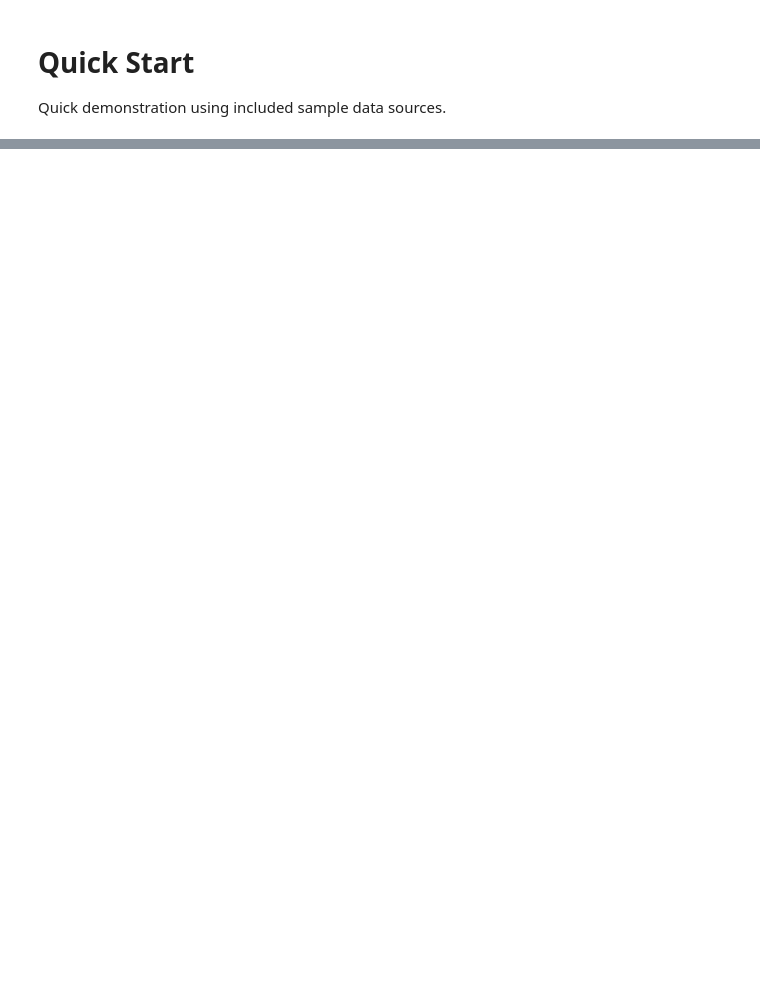
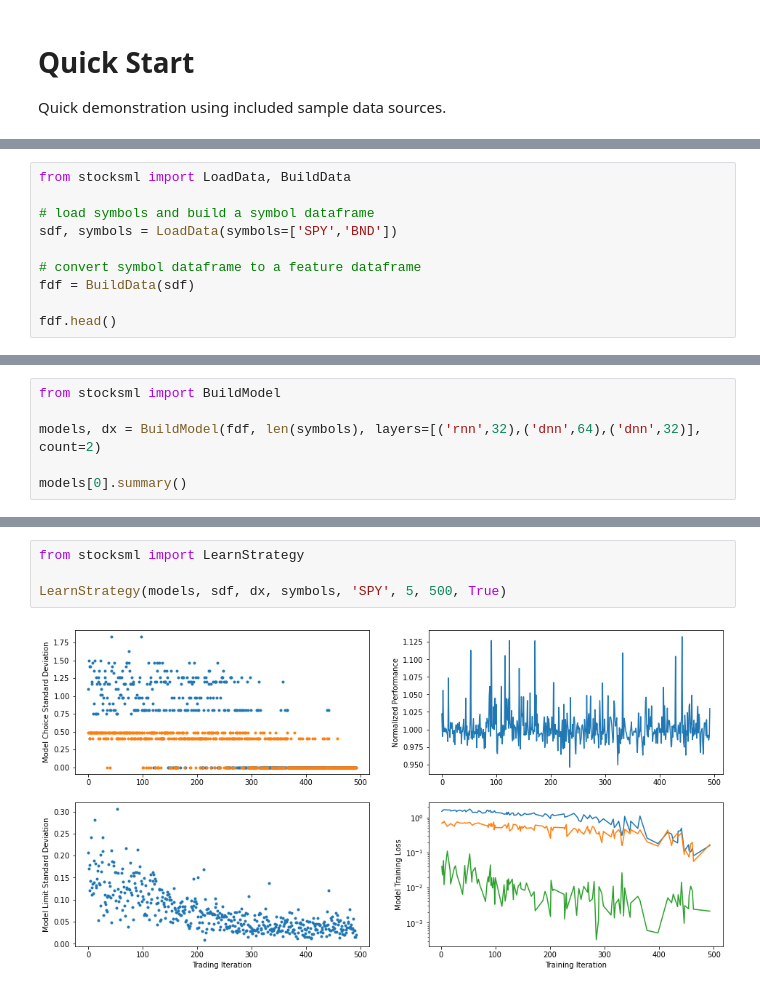
Before and after one commit to ryanraba/stocksml, a Jupyter notebook: docs/quick_start.ipynb, the cells around one changed output, grey strips where cells are left out. Saved outputs shown, nothing was run; the diff lists cells and outputs as text; blank space fills up the shorter version.

```diff
--- a/docs/quick_start.ipynb
+++ b/docs/quick_start.ipynb
@@ -16,0 +40,10 @@ Demo(notebook=True)
+# %%
+from stocksml import LoadData, BuildData
+
+# load symbols and build a symbol dataframe
+sdf, symbols = LoadData(symbols=['SPY','BND'])
+
+# convert symbol dataframe to a feature dataframe
+fdf = BuildData(sdf)
+
+fdf.head()
@@ -16,0 +75,6 @@ Demo(notebook=True)
+# %%
+from stocksml import BuildModel
+
+models, dx = BuildModel(fdf, len(symbols), layers=[('rnn',32),('dnn',64),('dnn',32)], count=2)
+
+models[0].summary()
@@ -16,0 +107,6 @@ Demo(notebook=True)
+# %%
+from stocksml import LearnStrategy
+
+LearnStrategy(models, sdf, dx, symbols, 'SPY', 5, 500, True)
+# %% [output]
+[figure, added]
```
Also changed, not shown: parts of 10 cells of this notebook.
